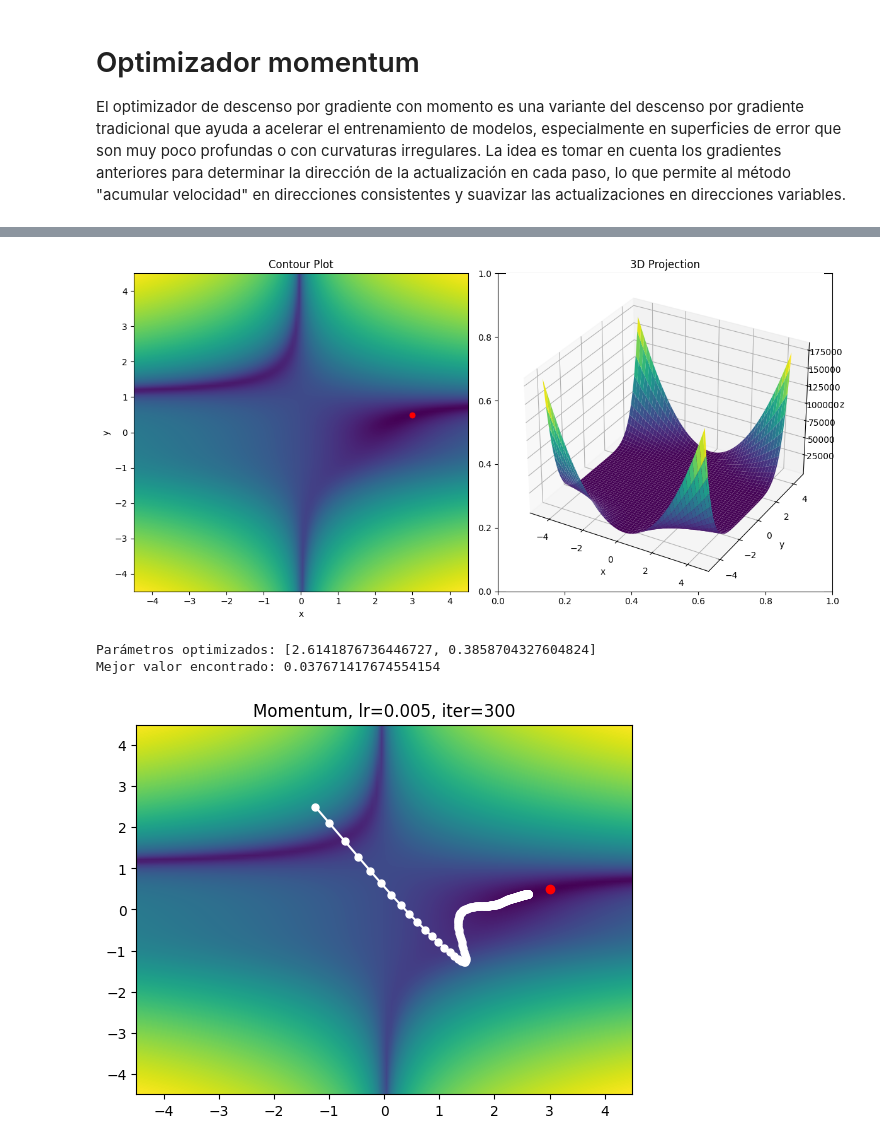
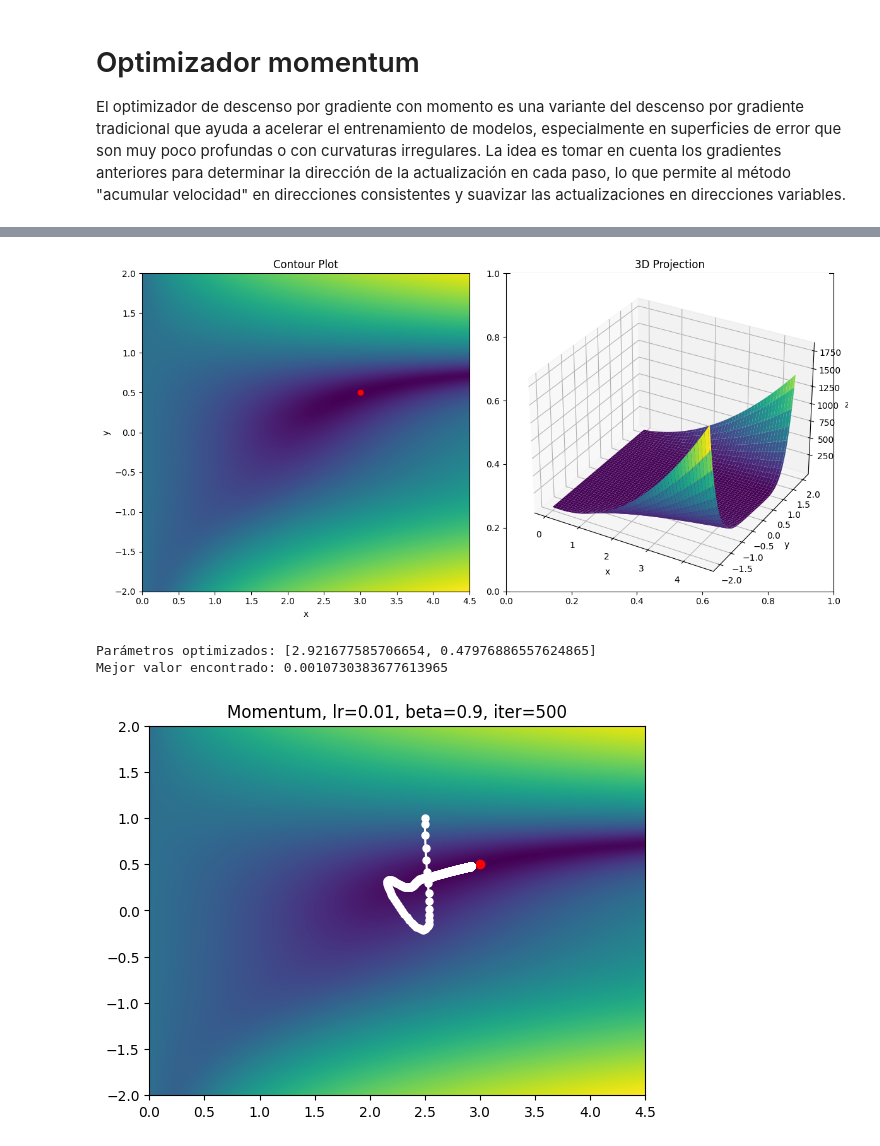
Before and after one commit to irvingvasquez/cv2course_intro_nn, a Jupyter notebook: 22_opt_momentum.ipynb, the cells around one changed output, grey strips where cells are left out. Cells and saved outputs as stored; diff of their text form; code cells hidden in the pictures.

```diff
--- a/22_opt_momentum.ipynb
+++ b/22_opt_momentum.ipynb
@@ -21,7 +29,7 @@ Características de la función de Beale:
 - Mínimos locales: La función tiene varios mínimos locales, lo que la convierte en un desafío para los algoritmos de optimización que buscan el mínimo global.
 - Superficie compleja: La superficie de la función es bastante compleja, lo que permite evaluar la capacidad de los algoritmos de optimización.
 # %%
-problem = nni.BealeProblem()
+problem = nni.ReducedBealeProblem()
 
 x = np.linspace(problem.min_x, problem.max_x, 100)
 y = np.linspace(problem.min_y, problem.max_y, 100)
@@ -56,7 +64,7 @@ ax2.set_title('3D Projection')
 plt.tight_layout()
 plt.show()
 # %% [output]
-[figure, old version]
+[figure, new version]
 # %%
 class MomentumOptimizer(nni.GradientDescentOptimizer):
     def __init__(self, learning_rate=0.01, max_iterations=1000, tolerance=1e-6, beta=0.9):
@@ -71,15 +79,16 @@ class MomentumOptimizer(nni.GradientDescentOptimizer):
 # %%
 # -- hyperparameters --
 # Initial guess
-initial_params = [-1.25, 2.5]
+initial_params = [2.5, 1.0]
 # Learning rate
-learning_rate = 0.005
+learning_rate = 0.01
 # Maximum number of iterations
 max_iterations = 500
 # beta for momentum
 beta = 0.9
 # %%
 optimizer = MomentumOptimizer(learning_rate=learning_rate, max_iterations=max_iterations, tolerance=1e-6, beta=beta)
+#optimizer = nni.GradientDescentOptimizer(learning_rate=learning_rate, max_iterations=max_iterations, tolerance=1e-6)
 
 # Optimize the function
 optimized_params = optimizer.optimize(problem.function, lambda x, y: [problem.gradient_x(x, y), problem.gradient_y(x, y)], initial_params)
@@ -87,22 +96,22 @@ optimized_params = optimizer.optimize(problem.function, lambda x, y: [problem.gr
 print(f'Parámetros optimizados: {optimized_params}')
 print(f'Mejor valor encontrado: {problem.function(*optimized_params)}')
 # %% [output]
-Parámetros optimizados: [2.6141876736446727, 0.3858704327604824]
-Mejor valor encontrado: 0.037671417674554154
+Parámetros optimizados: [2.921677585706654, 0.47976886557624865]
+Mejor valor encontrado: 0.0010730383677613965
 # %%
 # Extract the x and y values from the history variable
 history = optimizer.get_history()
 x_values = [log['params'][0] for log in history]
 y_values = [log['params'][1] for log in history]
 
 # Create a 2D plot of the function
 plt.contourf(X, Y, Z_log, levels=1000, cmap='viridis')
 plt.plot(problem.optimal_params[0], problem.optimal_params[1], 'ro')
 plt.plot(x_values, y_values, 'w.-', markersize=10)
-plt.title(f'{optimizer.name}, lr={optimizer.learning_rate}, iter={len(history)}')
+plt.title(f'{optimizer.name}, lr={optimizer.learning_rate}, beta={optimizer.beta}, iter={len(history)}')
 plt.show()
 # %% [output]
-[figure, old version]
+[figure, new version]
 # %%
 #Animate and save the optimization process
 fig, ax = plt.subplots()
```
Also changed, not shown: parts of 2 cells of this notebook, 4 other files.
